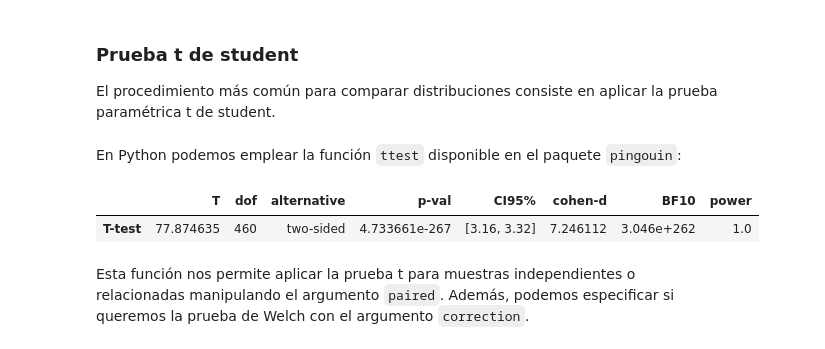
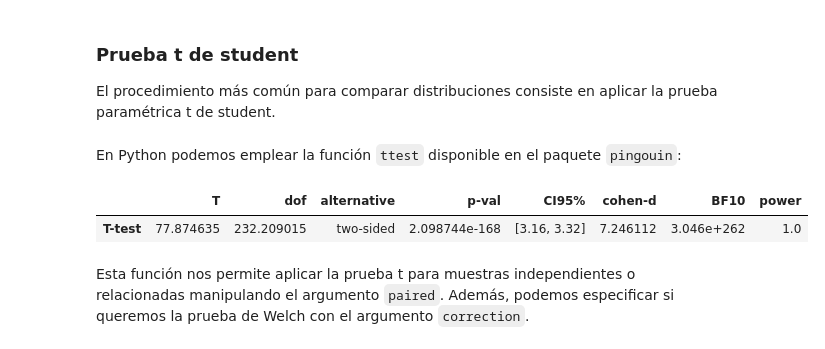
Before and after one commit to renatoparedes/Fundamentos-Python-Investigacion-Psicologia, a Jupyter notebook: Analisis-De-Datos-Cuantitativos/Estadistica.ipynb, the cells around one changed output. Drawn from its saved outputs; the diff is of its cells as text; code cells hidden in the pictures.

```diff
--- a/Analisis-De-Datos-Cuantitativos/Estadistica.ipynb
+++ b/Analisis-De-Datos-Cuantitativos/Estadistica.ipynb
@@ -365,10 +366,16 @@ El procedimiento más común para comparar distribuciones consiste en aplicar la
 # %% [markdown]
 En Python podemos emplear la función `ttest` disponible en el paquete `pingouin`:
 # %%
-pg.ttest(df_subsdis["depression"], df_subsdis["schizophrenia"], paired=False)
+pg.ttest(
+    df_subsdis["depression"],
+    df_subsdis["schizophrenia"],
+    paired=False,
+    alternative="two-sided",
+    correction=True,
+)
 # %% [output]
 |  | T | dof | alternative | p-val | CI95% | cohen-d | BF10 | power |
-| T-test | 77.874635 | 460 | two-sided | 4.733661e-267 | [3.16, 3.32] | 7.246112 | 3.046e+262 | 1.0 |
+| T-test | 77.874635 | 232.209015 | two-sided | 2.098744e-168 | [3.16, 3.32] | 7.246112 | 3.046e+262 | 1.0 |
 # %% [markdown]
 Esta función nos permite aplicar la prueba t para muestras independientes o relacionadas manipulando el argumento `paired`. Además, podemos especificar si queremos la prueba de Welch con el argumento `correction`.
 # %% [markdown]
```
Also changed, not shown: parts of 16 cells of this notebook, 1 other file.
